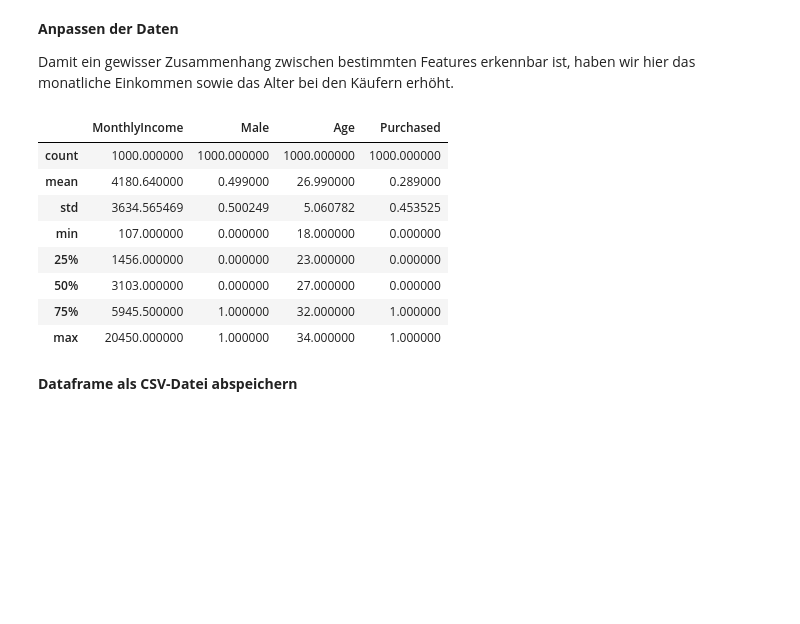
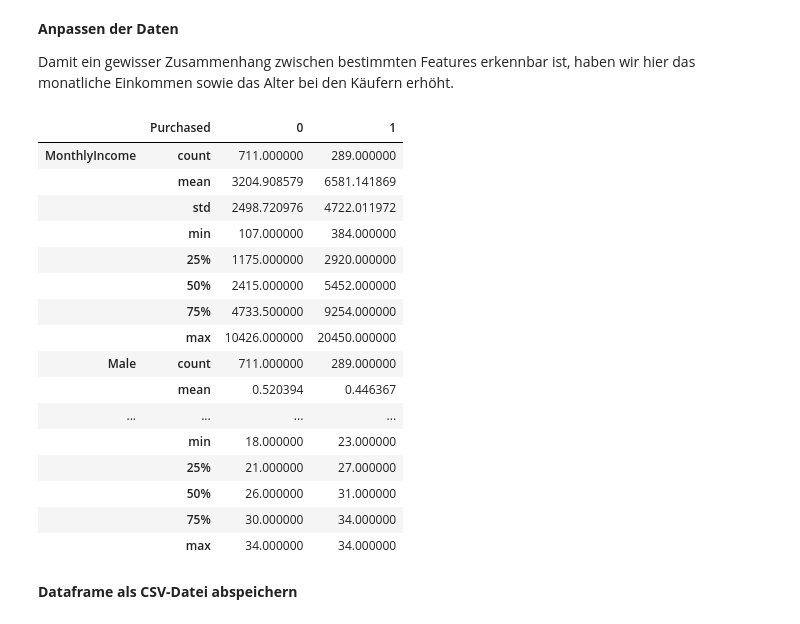
Before and after one commit to Aaron-David-HdM/Applied-Data-Analytics, a Jupyter notebook: UseCase_3/Datenimport_und_Bereinigung.ipynb, the cells around one changed output. Cells and saved outputs as stored; diff of their text form; code cells hidden in the pictures; blank space fills up the shorter version.

```diff
--- a/UseCase_3/Datenimport_und_Bereinigung.ipynb
+++ b/UseCase_3/Datenimport_und_Bereinigung.ipynb
@@ -104,17 +104,25 @@ df.loc[df['Purchased'] == 1, 'Age'] += 5
 df.loc[df['Age'] >= 34, 'Age'] = 34
 df[['MonthlyIncome']] = df[['MonthlyIncome']].apply(np.int64)
 # %%
-df.describe()
+df.groupby(by=['Purchased']).describe().T
 # %% [output]
-|  | MonthlyIncome | Male | Age | Purchased |
-| count | 1000.000000 | 1000.000000 | 1000.000000 | 1000.000000 |
-| mean | 4180.640000 | 0.499000 | 26.990000 | 0.289000 |
-| std | 3634.565469 | 0.500249 | 5.060782 | 0.453525 |
-| min | 107.000000 | 0.000000 | 18.000000 | 0.000000 |
-| 25% | 1456.000000 | 0.000000 | 23.000000 | 0.000000 |
-| 50% | 3103.000000 | 0.000000 | 27.000000 | 0.000000 |
-| 75% | 5945.500000 | 1.000000 | 32.000000 | 1.000000 |
-| max | 20450.000000 | 1.000000 | 34.000000 | 1.000000 |
+|  | Purchased | 0 | 1 |
+| MonthlyIncome | count | 711.000000 | 289.000000 |
+|  | mean | 3204.908579 | 6581.141869 |
+|  | std | 2498.720976 | 4722.011972 |
+|  | min | 107.000000 | 384.000000 |
+|  | 25% | 1175.000000 | 2920.000000 |
+|  | 50% | 2415.000000 | 5452.000000 |
+|  | 75% | 4733.500000 | 9254.000000 |
+|  | max | 10426.000000 | 20450.000000 |
+| Male | count | 711.000000 | 289.000000 |
+|  | mean | 0.520394 | 0.446367 |
+| ... | ... | ... | ... |
+|  | min | 18.000000 | 23.000000 |
+|  | 25% | 21.000000 | 27.000000 |
+|  | 50% | 26.000000 | 31.000000 |
+|  | 75% | 30.000000 | 34.000000 |
+|  | max | 34.000000 | 34.000000 |
 # %% [markdown]
 **Dataframe als CSV-Datei abspeichern**
 # %%
```
Also changed, not shown: parts of 1 cell of this notebook.
